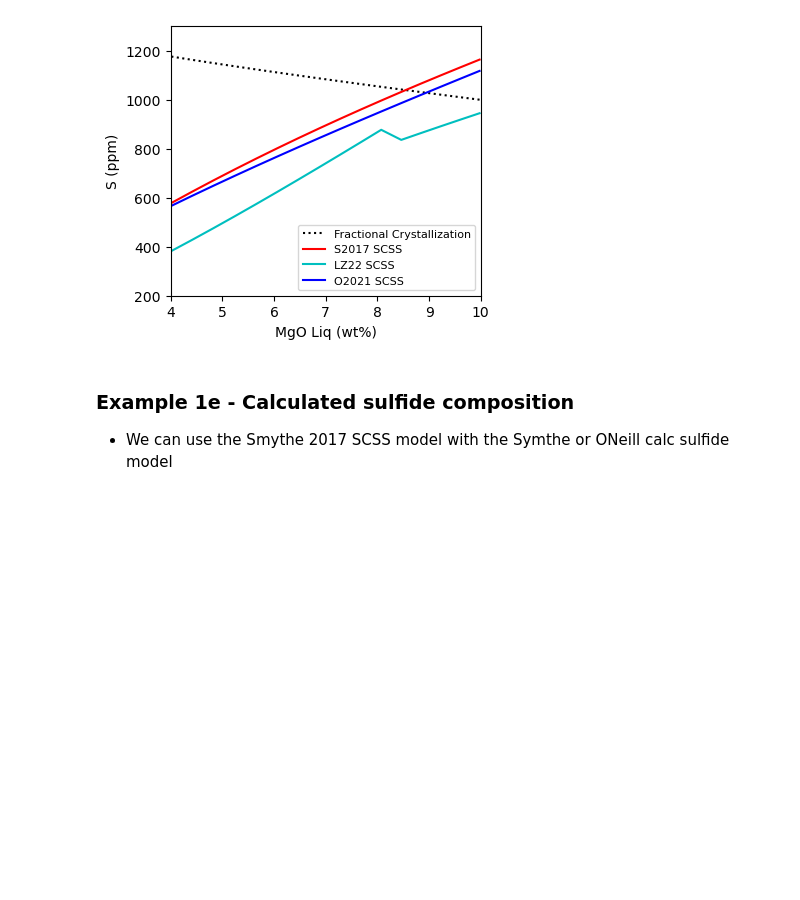
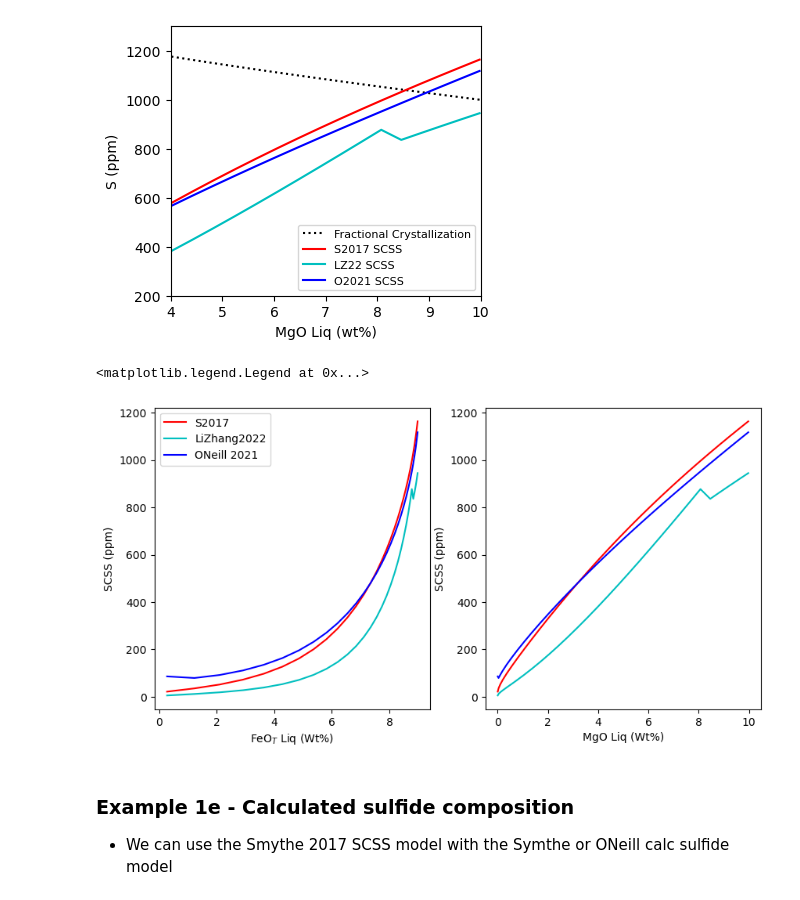
Before and after one commit to PennyWieser/PySulfSat, a Jupyter notebook: docs/Examples/Intro_Example_Petrolog_FC/FC_Petrolog.ipynb, the cells around one changed output. Saved outputs shown, nothing was run; the diff lists cells and outputs as text; code cells hidden in the pictures; blank space fills up the shorter version.

```diff
--- a/docs/Examples/Intro_Example_Petrolog_FC/FC_Petrolog.ipynb
+++ b/docs/Examples/Intro_Example_Petrolog_FC/FC_Petrolog.ipynb
@@ -173,6 +179,36 @@ plt.ylim([200, 1300])
 fig.savefig('SCSS_Models.png', dpi=200, bbox_inches='tight')
 # %% [output]
 [figure]
+# %%
+
+
+fig, (ax1, ax2) = plt.subplots(1, 2, figsize=(10,5))
+
+ax1.plot(Smythe_FixedSulf['FeOt_Liq'], Smythe_FixedSulf['SCSS_ideal_ppm_Smythe2017'],
+         '-r', label='S2017')
+ax1.plot(LZ2022_FixedSulf['FeOt_Liq'],
+         LZ2022_FixedSulf['SCSS_Tot'],
+         '-c', label='LiZhang2022')
+ax1.plot(ONeill_FixedSulf['FeOt_Liq'],
+         ONeill_FixedSulf['SCSS2_ppm'],
+         '-b', label='ONeill 2021')
+ax1.set_ylabel('SCSS (ppm)')
+ax1.set_xlabel('FeO$_{T}$ Liq (Wt%)')
+
+ax2.plot(Smythe_FixedSulf['MgO_Liq'], Smythe_FixedSulf['SCSS_ideal_ppm_Smythe2017'],
+         '-r')
+ax2.plot(LZ2022_FixedSulf['MgO_Liq'],
+         LZ2022_FixedSulf['SCSS_Tot'],
+         '-c', label='LiZhang2022')
+ax2.plot(ONeill_FixedSulf['MgO_Liq'],
+         ONeill_FixedSulf['SCSS2_ppm'],
+         '-b', label='ONeill 2021')
+ax2.set_ylabel('SCSS (ppm)')
+ax2.set_xlabel('MgO Liq (Wt%)')
+ax1.legend()
+# %% [output]
+<matplotlib.legend.Legend at 0x...>
+[figure, added]
 # %% [markdown]
 ### Example 1e - Calculated sulfide composition
 - We can use the Smythe 2017 SCSS model with the Symthe or ONeill calc sulfide model
```
Also changed, not shown: parts of 21 cells of this notebook.
